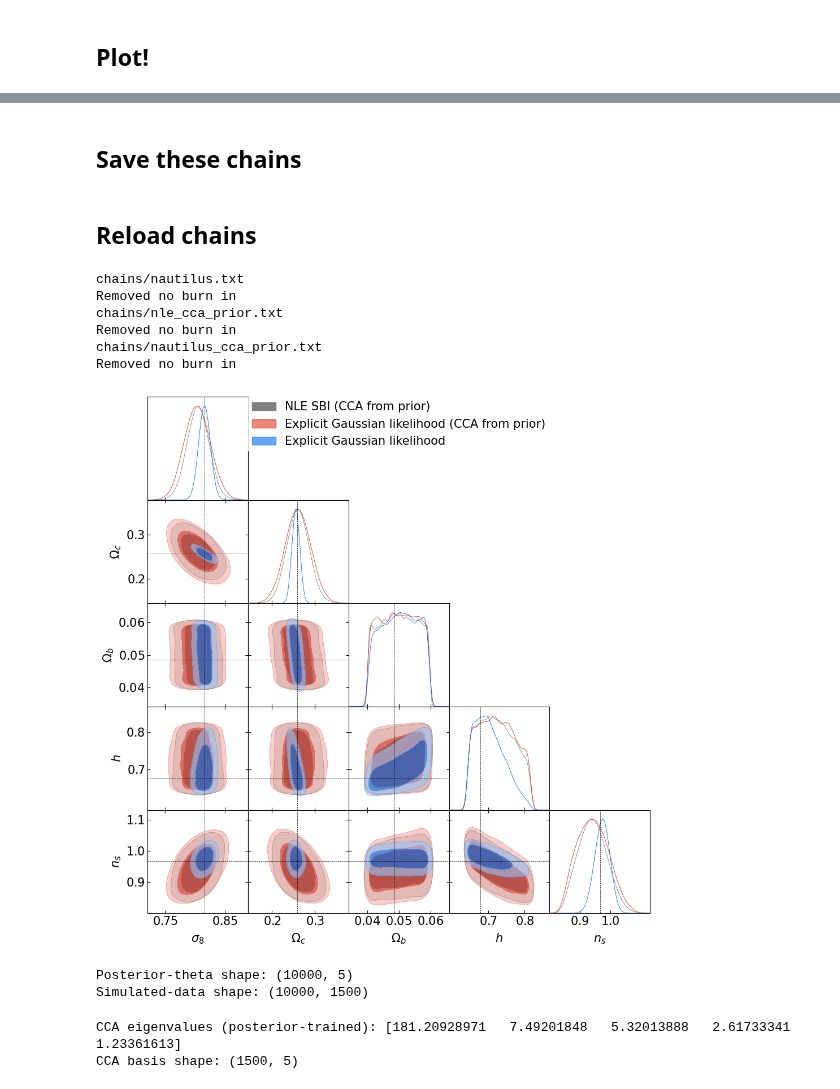
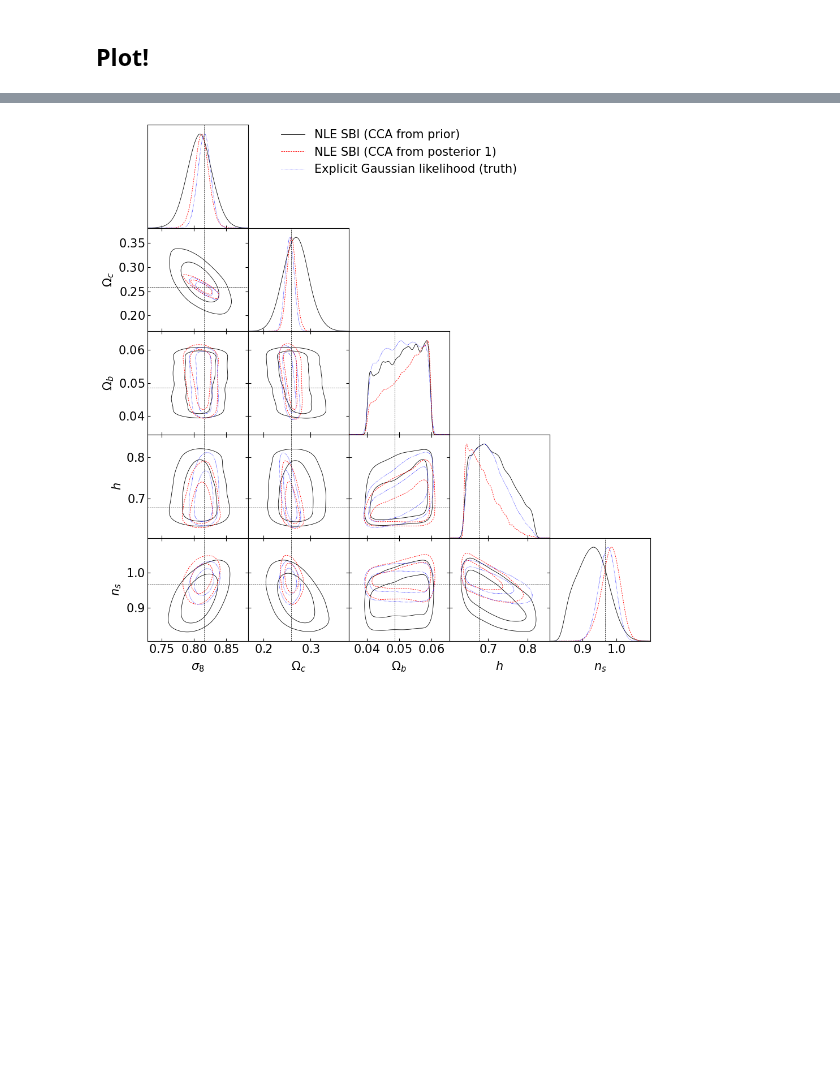
Before and after one commit to Kiyam/cca_test, a Jupyter notebook: jax_cosmo_cca_test.ipynb, the cells around one changed output, grey strips where cells are left out. Drawn from its saved outputs; the diff is of its cells as text; code cells hidden in the pictures; blank space fills up the shorter version.

Commit message:
modified to make use of GPU jax, and now have sequential rounds of CCA compression both with nautilus and with SBI

```diff
--- a/jax_cosmo_cca_test.ipynb
+++ b/jax_cosmo_cca_test.ipynb
@@ -492,0 +653,9 @@ nle_posterior_log_probs = nle_posterior.potential(nle_posterior_theta.detach(),
+# %%
+nle_MC_prior_compressed = MCSamples(
+    samples=nle_posterior_samples_prior_compressed,
+    loglikes=nle_posterior_log_probs_prior_compressed,
+    names=params,
+    labels=param_labels,
+    label="NLE SBI (CCA from prior)",
+    sampler="mcmc",
+)
@@ -492,0 +676,4 @@ nle_posterior_log_probs = nle_posterior.potential(nle_posterior_theta.detach(),
+# %%
+evecs_nle_post_1 = compute_cca_evecs(compression_samples_post_1, compression_data_post_1)
+# %%
+nle_posterior_samples_nle_post_1, nle_posterior_log_probs_nle_post_1 = run_nle(prior, nle_inference, evecs_nle_post_1, mock_obs)
@@ -492,0 +686,9 @@ nle_posterior_log_probs = nle_posterior.potential(nle_posterior_theta.detach(),
+# %%
+nle_MC_nle_post_1 = MCSamples(
+    samples=nle_posterior_samples_nle_post_1,
+    loglikes=nle_posterior_log_probs_nle_post_1,
+    names=params,
+    labels=param_labels,
+    label="NLE SBI (CCA from posterior 1)",
+    sampler="mcmc",
+)
@@ -539,2 +698,0 @@ Removed no burn in
-# %% [markdown]
-## Save these chains
@@ -547,19 +699,6 @@ nautilus_compressed_MC_samples.saveAsText("chains/nautilus_cca_prior")
-# %% [markdown]
-## Reload chains
-# %%
-nautilus_MC_samples = loadMCSamples("chains/nautilus")
-nle_samples         = loadMCSamples("chains/nle_cca_prior")
-nautilus_compressed_MC_samples = loadMCSamples("chains/nautilus_cca_prior")
-# %% [output]
-chains/nautilus.txt
-Removed no burn in
-chains/nle_cca_prior.txt
-Removed no burn in
-chains/nautilus_cca_prior.txt
-Removed no burn in
 # %%
 triangle_plot(
-    [nle_samples, nautilus_compressed_MC_samples, nautilus_MC_samples],
+    [nle_MC_prior_compressed, nle_MC_nle_post_1, nautilus_MC_truth],
     truth=truth_marker)
 # %% [output]
-[figure, old version]
+[figure, new version]
@@ -575,31 +704,0 @@ theta_post = nle_posterior.sample(
-# %%
-sim_samples_compression_post = theta_post.numpy()
-simulated_data_compression_post = chunked_simulator(
-    sim_samples_compression_post,
-    chunk_size=10,
-    key=jax.random.PRNGKey(123),
-)
-
-print("Posterior-theta shape:", sim_samples_compression_post.shape)
-print("Simulated-data shape:", simulated_data_compression_post.shape)
-# %% [output]
-Posterior-theta shape: (10000, 5)
-Simulated-data shape: (10000, 1500)
-# %%
-# Optional: build a posterior-trained CCA projection
-n_params_post = sim_samples_compression_post.shape[1]
-cca_cov_post = np.cov(sim_samples_compression_post.T, simulated_data_compression_post.T)
-cp_post = cca_cov_post[:n_params_post, :n_params_post]
-cd_post = cca_cov_post[n_params_post:, n_params_post:]
-cpd_post = cca_cov_post[:n_params_post, n_params_post:]
-cl_post = cpd_post.T @ np.linalg.inv(cp_post) @ cpd_post
-
-evals_post, evecs_post = eigh(cd_post, cd_post - cl_post)
-evals_post = evals_post[::-1][:n_params_post]
-evecs_post = evecs_post[:, ::-1][:, :n_params_post]
-
-print("CCA eigenvalues (posterior-trained):", evals_post)
-print("CCA basis shape:", evecs_post.shape)
-# %% [output]
-CCA eigenvalues (posterior-trained): [181.20928971   7.49201848   5.32013888   2.61733341   1.23361613]
-CCA basis shape: (1500, 5)
```
Also changed, not shown: parts of 62 cells of this notebook, 1 other file.
